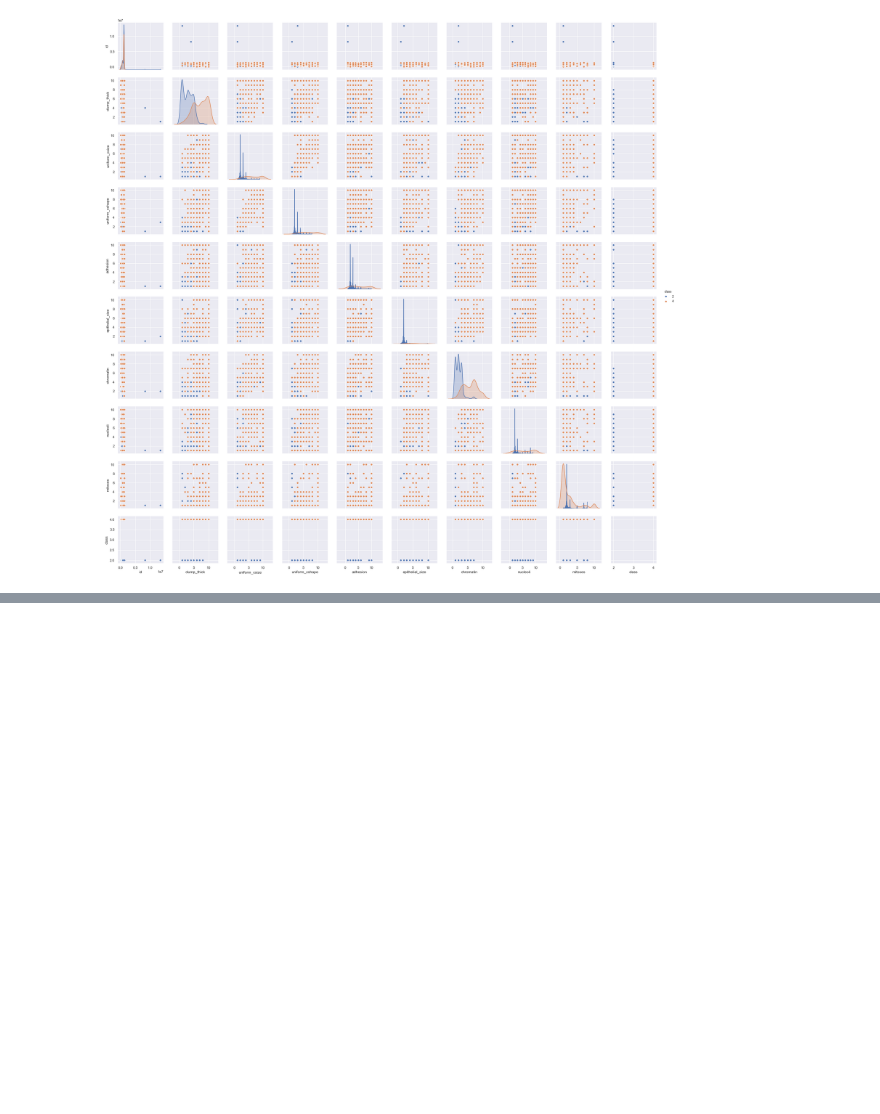
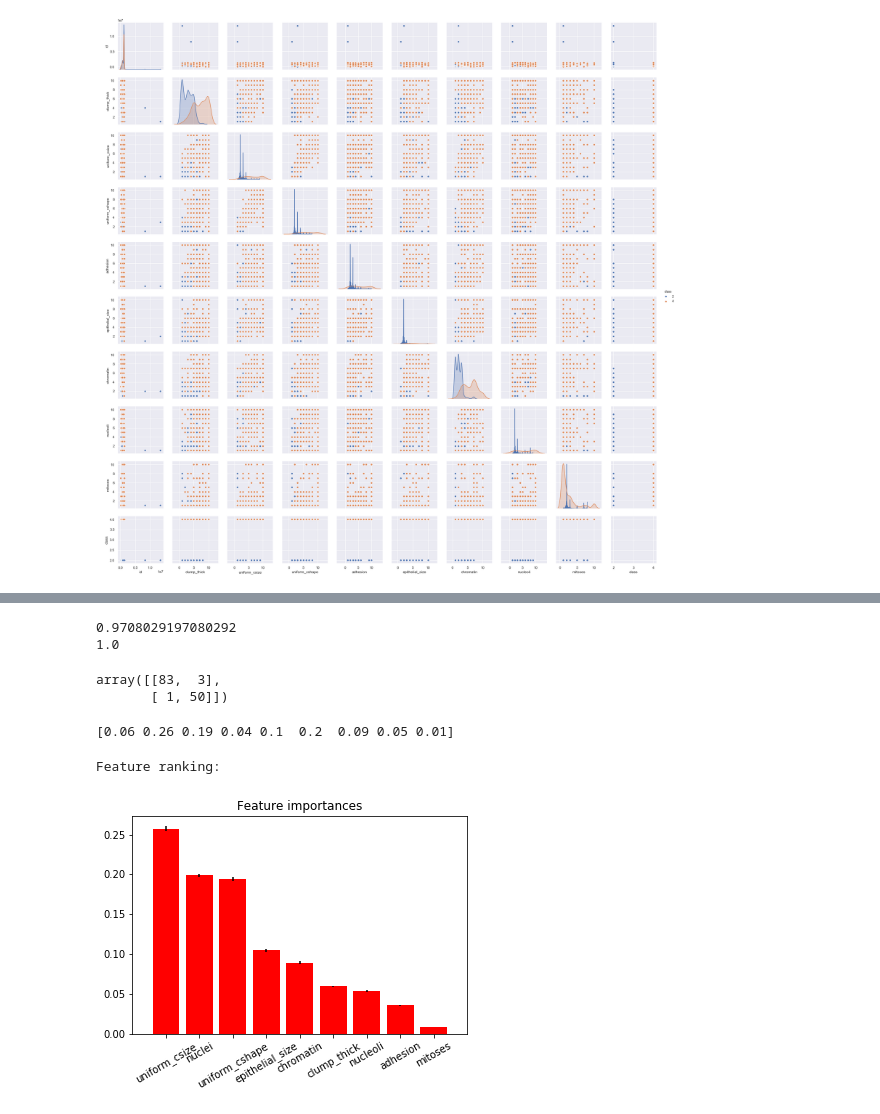
Before and after one commit to zhucheng294/Data_challenge_1, a Jupyter notebook: Breast_Cancer_data_challenge.ipynb, the cells around one changed output, grey strips where cells are left out. Drawn from its saved outputs; the diff is of its cells as text; code cells hidden in the pictures; blank space fills up the shorter version.

```diff
--- a/Breast_Cancer_data_challenge.ipynb
+++ b/Breast_Cancer_data_challenge.ipynb
@@ -65,3 +64,15 @@ sns.pairplot(df_cancer, hue='class')
 # %% [output]
 <seaborn.axisgrid.PairGrid at 0x...>
 [figure]
+# %%
+df_cancer = df_cancer.dropna()
+# %%
+X_train, X_val, y_train, y_val = train_test_split(df_cancer[['clump_thick', 'uniform_csize',
+                                                             'uniform_cshape', 'adhesion', 'epithelial_size',
+                                                             'nuclei', 'chromatin', 'nucleoli', 'mitoses']],
+                                                  df_cancer['class'], test_size=0.20)
+# %%
+num_tree = 10000
+clf = RandomForestClassifier(n_estimators=num_tree, max_depth = 12,
+                             random_state=21, criterion='entropy')
+clf.fit(X_train, y_train)
@@ -67,0 +90,9 @@ sns.pairplot(df_cancer, hue='class')
+# %%
+# validation set accuracy
+print(accuracy_score(y_val, y_val_pred))
+
+# train set accuracy
+print(accuracy_score(y_train, y_train_pred))
+# %% [output]
+0.9708029197080292
+1.0
@@ -67,0 +104,32 @@ sns.pairplot(df_cancer, hue='class')
+# %%
+cm_val
+# %% [output]
+array([[83,  3],
+       [ 1, 50]])
+# %%
+print(clf.feature_importances_)
+# %% [output]
+[0.06 0.26 0.19 0.04 0.1  0.2  0.09 0.05 0.01]
+# %%
+import matplotlib.pyplot as plt
+
+importances = clf.feature_importances_
+std = np.std([tree.feature_importances_ for tree in clf.estimators_],
+             axis=0)
+indices = np.argsort(importances)[::-1]
+
+# Print the feature ranking
+print("Feature ranking:")
+
+
+
+plt.figure()
+plt.title("Feature importances")
+plt.bar(range(X_train.shape[1]), importances[indices],
+       color="r", yerr=std[indices]/np.sqrt(num_tree), align="center")
+plt.xticks(range(X_train.shape[1]), X_train.columns[indices], rotation = 30)
+plt.xlim([-1, X_train.shape[1]])
+plt.show()
+# %% [output]
+Feature ranking:
+[figure, added]
```
Also changed, not shown: parts of 11 cells of this notebook.
